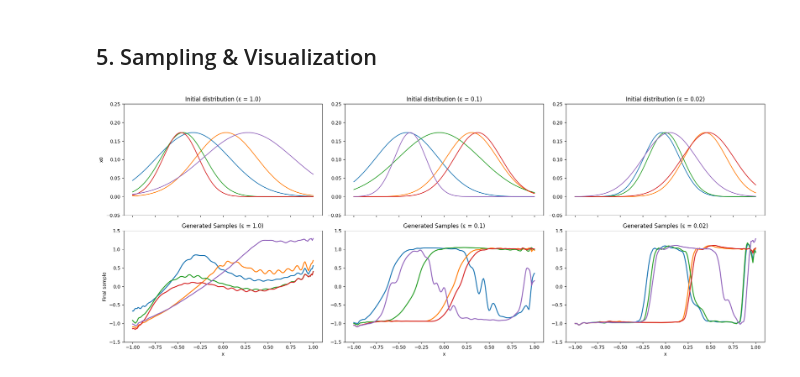
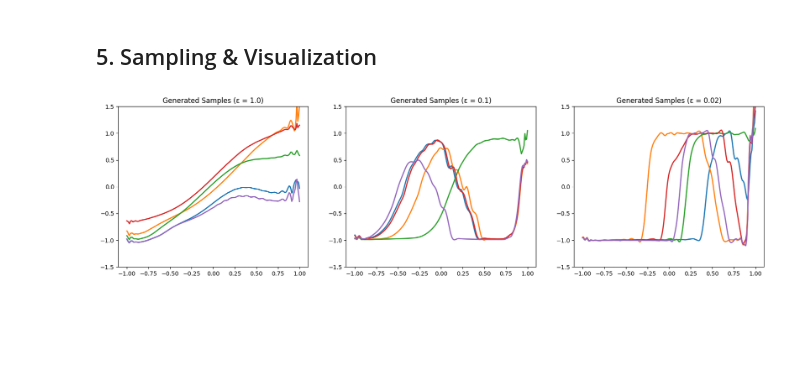
Before and after one commit to tomasvenda/DL_FlowMatching, a Jupyter notebook: flow_matching_optimal_transport.ipynb, the cells around one changed output. Drawn from its saved outputs; the diff is of its cells as text; code cells hidden in the pictures; blank space fills up the shorter version.

```diff
--- a/flow_matching_optimal_transport.ipynb
+++ b/flow_matching_optimal_transport.ipynb
@@ -402,63 +402,43 @@ class LearnedVectorFieldODE(ODE):
     def drift_coefficient(self, x, t):
         bs = x.shape[0]
         # Create a batch of the specific epsilon value we want
         eps_batch = torch.tensor([self.eps_val], device=x.device).expand(bs, 1)
         return self.net(x, t, eps_batch)
 
 # ==========================================
 # Compare Generated Samples for Different Epsilons
 # ==========================================
-eps_to_test = [1.0, 0.1, 0.02]  # Diffuse -> Sharp -> Very Sharp
+eps_to_test = [1.0, 0.1, 0.02] # Diffuse -> Sharp -> Very Sharp
 num_samples = 5
 ts = torch.linspace(0.0, 1.0, 100, device=device).view(1, -1, 1).expand(num_samples, -1, 1)
 x_grid = p_data.x.cpu()
 
-# 2 rows: top = x0, bottom = final samples
-fig, axes = plt.subplots(2, 3, figsize=(20, 8), sharex=True)
+fig, axes = plt.subplots(1, 3, figsize=(20, 5))
 
 for i, eps_val in enumerate(eps_to_test):
     # 1. Setup ODE with specific epsilon
     ode = LearnedVectorFieldODE(flow_model, eps_val)
     simulator = EulerSimulator(ode)
 
-    # 2. Sample Noise / Initial Condition
+    # 2. Sample Noise
+    #x0 = torch.randn(num_samples, p_data.dim, device=device)
     x0 = sample_x0_fourier_mix(num_samples, p_data.x, device)
 
-    # (Optional) unnormalize x0 if x0 is in normalized space
-    x0_unnorm = x0.detach().cpu() * p_data.std.cpu() + p_data.mean.cpu()
 
     # 3. Simulate
     xts = simulator.simulate_with_trajectory(x0, ts)
 
-    # 4. Final States (Un-normalized)
+    # 4. Plot Final States (Un-normalized)
     final_samples = xts[:, -1, :].detach().cpu() * p_data.std.cpu() + p_data.mean.cpu()
 
-    ax_x0 = axes[0, i]
-    ax_final = axes[1, i]
+    axes[i].set_title(f"Generated Samples (ε = {eps_val})")
+    axes[i].set_ylim(-1.5, 1.5)
+    for j in range(num_samples):
+        axes[i].plot(x_grid, final_samples[j], linewidth=2)
 
-    ax_x0.set_title(f"Initial distribution (ε = {eps_val})")
-    ax_final.set_title(f"Generated Samples (ε = {eps_val})")
-
-    ax_x0.set_ylim(-0.05, 0.25)
-    ax_final.set_ylim(-1.5, 1.5)
-
-    for j in range(num_samples):
-        # Keep color consistent between x0 and final sample
-        color = f"C{j}"  # use matplotlib default color cycle explicitly
-
-        ax_x0.plot(x_grid, x0_unnorm[j], linewidth=1.5, color=color)
-        ax_final.plot(x_grid, final_samples[j], linewidth=2, color=color)
-
-for i in range(3):
-    axes[1, i].set_xlabel("x")
-
-axes[0, 0].set_ylabel("x0")
-axes[1, 0].set_ylabel("Final sample")
-
-plt.tight_layout()
 plt.show()
 # %% [output]
-[figure, old version]
+[figure, new version]
 # %%
 # ==========================================
 # Compare Generated Samples vs Ground Truth
```
Also changed, not shown: parts of 2 cells of this notebook.
